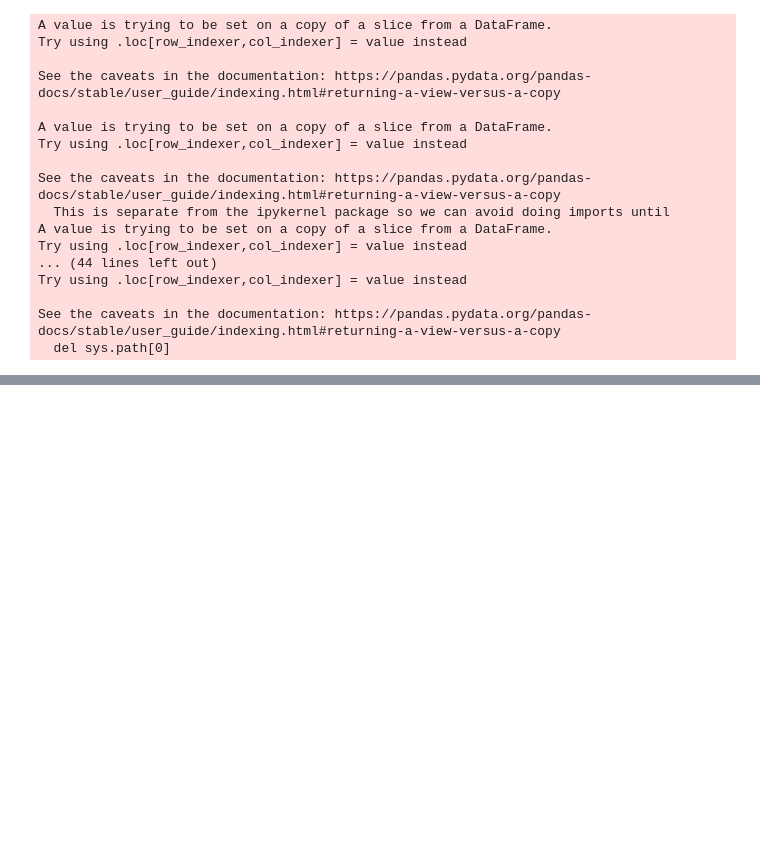
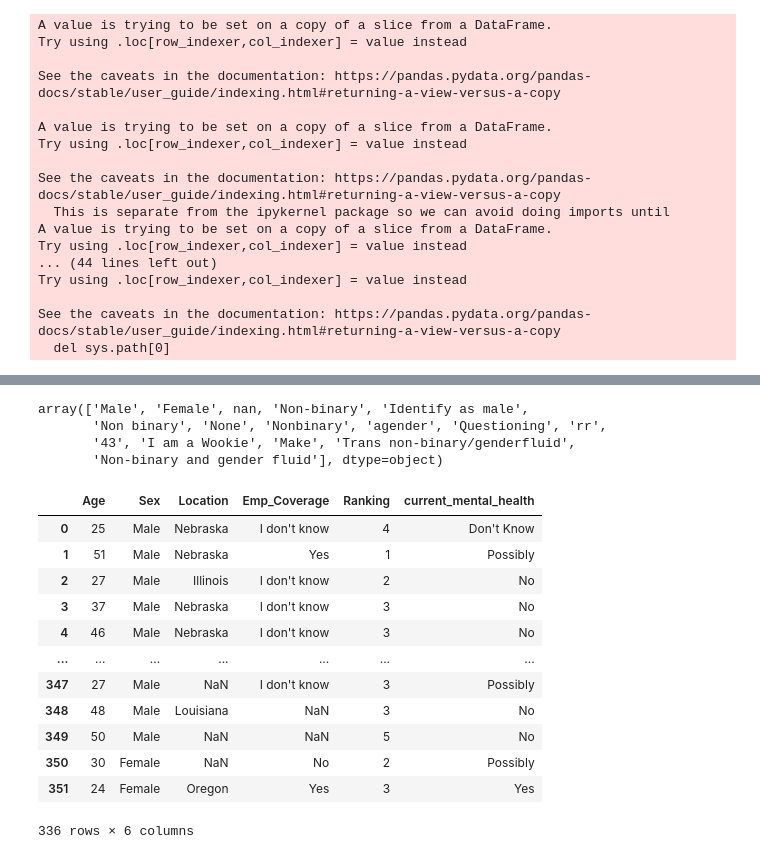
Before and after one commit to haiwy1218/mentalhealth_tech, a Jupyter notebook: mentalhealth_tech.ipynb, the cells around one changed output, grey strips where cells are left out. Saved outputs shown, nothing was run; the diff lists cells and outputs as text; code cells hidden in the pictures; blank space fills up the shorter version.

```diff
--- a/mentalhealth_tech.ipynb
+++ b/mentalhealth_tech.ipynb
@@ -177,3 +193,34 @@ See the caveats in the documentation: https://pandas.pydata.org/pandas-docs/stab
+# %%
+# Number by gender
+MentalHealthClean2['Sex'].unique()
+# %% [output]
+array(['Male', 'Female', nan, 'Non-binary', 'Identify as male',
+       'Non binary', 'None', 'Nonbinary', 'agender', 'Questioning', 'rr',
+       '43', 'I am a Wookie', 'Make', 'Trans non-binary/genderfluid',
+       'Non-binary and gender fluid'], dtype=object)
+# %%
+#Dropping other labels
+L= ['Non-binary', 'Non binary', 'None',
+       'Nonbinary', 'agender', 'Questioning', 'rr', '43', 'I am a Wookie',
+       'Make', 'Trans non-binary/genderfluid',
+       'Non-binary and gender fluid', 'Identify as male']
+
+MentalHealthClean2=MentalHealthClean2[MentalHealthClean2['Sex'].isin(L)==False]
+MentalHealthClean2
+# %% [output]
+|  | Age | Sex | Location | Emp_Coverage | Ranking | current_mental_health |
+| 0 | 25 | Male | Nebraska | I don't know | 4 | Don't Know |
+| 1 | 51 | Male | Nebraska | Yes | 1 | Possibly |
+| 2 | 27 | Male | Illinois | I don't know | 2 | No |
+| 3 | 37 | Male | Nebraska | I don't know | 3 | No |
+| 4 | 46 | Male | Nebraska | I don't know | 3 | No |
+| ... | ... | ... | ... | ... | ... | ... |
+| 347 | 27 | Male | NaN | I don't know | 3 | Possibly |
+| 348 | 48 | Male | Louisiana | NaN | 3 | No |
+| 349 | 50 | Male | NaN | NaN | 5 | No |
+| 350 | 30 | Female | NaN | No | 2 | Possibly |
+| 351 | 24 | Female | Oregon | Yes | 3 | Yes |
+336 rows × 6 columns
 # %%
 MentalHealthClean2['Sex'].unique()
 # %% [output]
```
Also changed, not shown: parts of 20 cells of this notebook, 1 other file.
